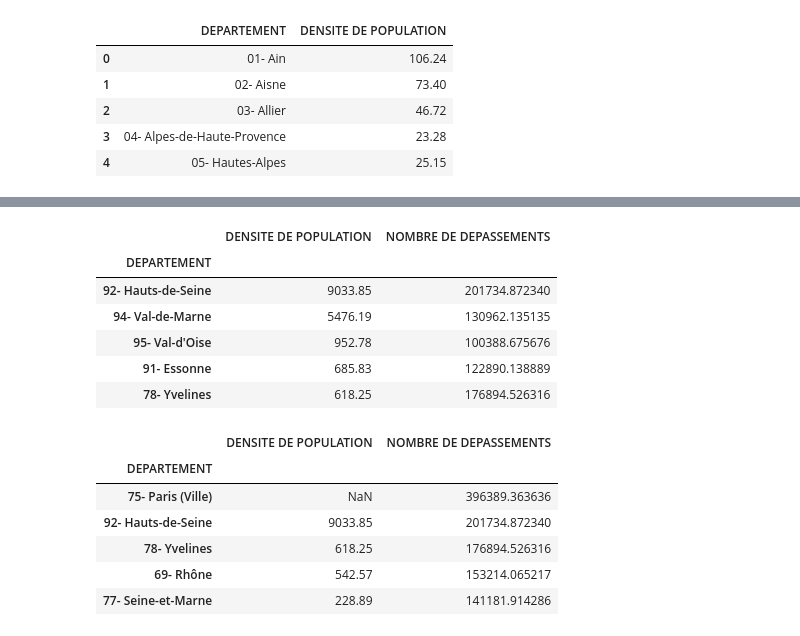
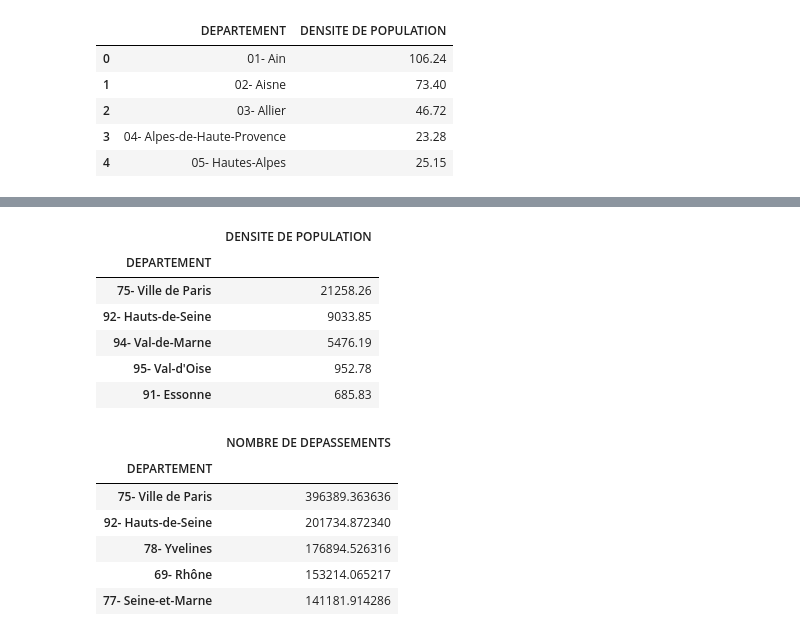
Before and after one commit to rachidalili/MS-BGD2015, a Jupyter notebook: Derrick_HO/Lesson4/hackathon.ipynb, the cells around one changed output, grey strips where cells are left out. Cells and saved outputs as stored; diff of their text form; code cells hidden in the pictures.

```diff
--- a/Derrick_HO/Lesson4/hackathon.ipynb
+++ b/Derrick_HO/Lesson4/hackathon.ipynb
@@ -185,8 +241,3 @@ See the the caveats in the documentation: http://pandas.pydata.org/pandas-docs/s
 | 2 | 03- Allier | 46.72 |
 | 3 | 04- Alpes-de-Haute-Provence | 23.28 |
 | 4 | 05- Hautes-Alpes | 25.15 |
-# %%
-newResult = pd.merge(subDffilter3, dropDensDf, on=['DEPARTEMENT'], how='left')
-newResult.dropna(how='any')
-# newResult = newResult.sort('DENSITE DE POPULATION', axis=0, ascending=False)
-newResult.head(5)
@@ -212,24 +258,26 @@ pd.DataFrame(t).head(5)
 # %%
-frame3 = pd.DataFrame(t)
-frame3 = frame3.sort('DENSITE DE POPULATION', axis=0, ascending=False)
-frame3.head(5)
+t = newResult.groupby(['DEPARTEMENT'])['DENSITE DE POPULATION'].mean()
+frame1 = pd.DataFrame(t)
+frame1 = frame1.sort('DENSITE DE POPULATION', axis=0, ascending=False)
+frame1.head(5)
 # %% [output]
-|  | DENSITE DE POPULATION | NOMBRE DE DEPASSEMENTS |
-| DEPARTEMENT |  |  |
-| 92- Hauts-de-Seine | 9033.85 | 201734.872340 |
-| 94- Val-de-Marne | 5476.19 | 130962.135135 |
-| 95- Val-d'Oise | 952.78 | 100388.675676 |
-| 91- Essonne | 685.83 | 122890.138889 |
-| 78- Yvelines | 618.25 | 176894.526316 |
+|  | DENSITE DE POPULATION |
+| DEPARTEMENT |  |
+| 75- Ville de Paris | 21258.26 |
+| 92- Hauts-de-Seine | 9033.85 |
+| 94- Val-de-Marne | 5476.19 |
+| 95- Val-d'Oise | 952.78 |
+| 91- Essonne | 685.83 |
 # %%
-frame3 = pd.DataFrame(t)
-frame3 = frame3.sort('NOMBRE DE DEPASSEMENTS', axis=0, ascending=False)
-frame3.head(5)
+t = newResult.groupby(['DEPARTEMENT'])['NOMBRE DE DEPASSEMENTS'].mean()
+frame2 = pd.DataFrame(t)
+frame2 = frame2.sort('NOMBRE DE DEPASSEMENTS', axis=0, ascending=False)
+frame2.head(5)
 # %% [output]
-|  | DENSITE DE POPULATION | NOMBRE DE DEPASSEMENTS |
-| DEPARTEMENT |  |  |
-| 75- Paris (Ville) | NaN | 396389.363636 |
-| 92- Hauts-de-Seine | 9033.85 | 201734.872340 |
-| 78- Yvelines | 618.25 | 176894.526316 |
-| 69- Rhône | 542.57 | 153214.065217 |
-| 77- Seine-et-Marne | 228.89 | 141181.914286 |
+|  | NOMBRE DE DEPASSEMENTS |
+| DEPARTEMENT |  |
+| 75- Ville de Paris | 396389.363636 |
+| 92- Hauts-de-Seine | 201734.872340 |
+| 78- Yvelines | 176894.526316 |
+| 69- Rhône | 153214.065217 |
+| 77- Seine-et-Marne | 141181.914286 |
```
Also changed, not shown: parts of 28 cells of this notebook, 3 other files.
